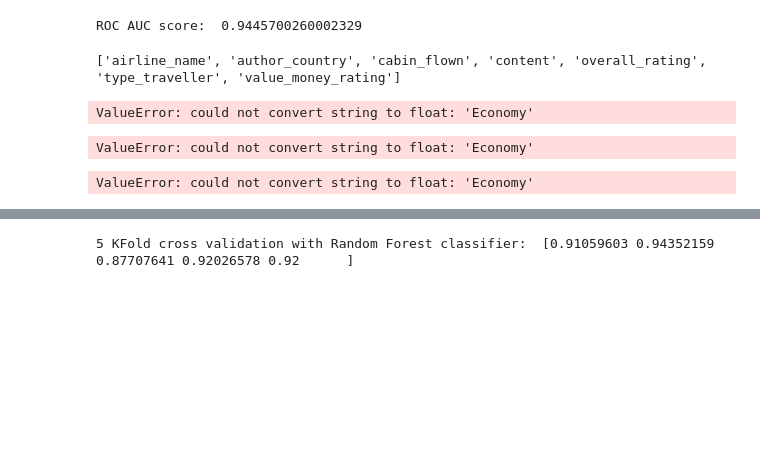
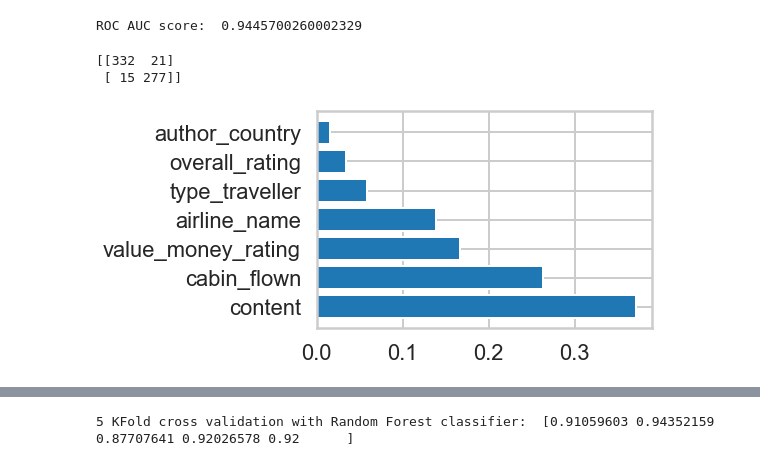
Before and after one commit to monikakrajnc/Capstone-Project-2, a Jupyter notebook: Machine_Learning.ipynb, the cells around one changed output, grey strips where cells are left out. Drawn from its saved outputs; the diff is of its cells as text; code cells hidden in the pictures; blank space fills up the shorter version.

```diff
--- a/CP2_Naive_Bayes_V3.ipynb
+++ b/Machine_Learning.ipynb
@@ -2035,68 +2137,33 @@ predicted_many_linear_8 = model_many_linear_8.predict(X_data_test_8)
 print('ROC AUC score: ', metrics.roc_auc_score(y_data_test_8, predicted_many_linear_8))
 # %% [output]
 ROC AUC score:  0.9445700260002329
-# %%
-import matplotlib.pyplot as plt
-def plot_coefficients(classifier, feature_names, top_features=20):
-    coef = classifier.coef_.ravel()
-    top_positive_coefficients = np.argsort(coef)[-top_features:]
-    top_negative_coefficients = np.argsort(coef)[:top_features]
-    top_coefficients = np.hstack([top_negative_coefficients, top_positive_coefficients])
- # create plot
-    plt.figure(figsize=(15, 5))
-    colors = ['red' if c < 0 else 'blue' for c in coef[top_coefficients]]
-    plt.bar(np.arange(2 * top_features), coef[top_coefficients], color=colors)
-    feature_names = np.array(feature_names)
-    plt.xticks(np.arange(1, 1 + 2 * top_features), feature_names[top_coefficients], rotation=60, ha='right')
-    plt.show()
-
-cv_t = CountVectorizer()
-cv_t.fit_transform(X_data_train_8)
-#print len(cv.vocabulary_)
-print(cv_t.get_feature_names())
-#X_train_cv_t = cv.transform(data_ratings_copy())
-
-svm = LinearSVC()
-svm.fit(X_data_train_8, y_data_train_8)
-plot_coefficients(svm, cv_t.get_feature_names())
-# %% [output]
-['airline_name', 'author_country', 'cabin_flown', 'content', 'overall_rating', 'type_traveller', 'value_money_rating']
-ValueError: could not convert string to float: 'Economy'
+# %%
+# print confusion matrix
+print(metrics.confusion_matrix(y_data_test_8, predicted_many_linear_8))
+# %% [output]
+[[332  21]
+ [ 15 277]]
 # %%
 def f_importances_3(coef, names, top=-1):
     imp = coef
     imp, names = zip(*sorted(list(zip(imp, names))))
 
     # Show all features
     if top == -1:
         top = len(names)
 
     plt.barh(range(top), imp[::-1][0:top], align='center')
     plt.yticks(range(top), names[::-1][0:top])
     plt.show()
 
 # whatever your features are called
 features_names = list(X_data_8.columns)
-svm_3 = LinearSVC()
-svm_3.fit(X_data_train_8, y_data_train_8)
+#svm_3 = LinearSVC()
+#svm_3.fit(X_data_train_8, y_data_train_8)
 
 # Specify your top n features you want to visualize.
 # You can also discard the abs() function
 # if you are interested in negative contribution of features
-f_importances_3(abs(svm_3.coef_[0]), feature_names)
+f_importances_3(abs(test_many_linear_8['clf'].coef_[0]), feat_names)
 # %% [output]
-ValueError: could not convert string to float: 'Economy'
+[figure, added]
-# %%
-def f_importances(coef, names):
-    imp = coef
-    imp,names = zip(*sorted(zip(imp,names)))
-    plt.barh(range(len(names)), imp, align='center')
-    plt.yticks(range(len(names)), names)
-    plt.show()
-
-features_names = list(X_data_8.columns)
-svm = LinearSVC()
-svm.fit(X_data_train_8, y_data_train_8)
-f_importances(svm.coef_, features_names)
-# %% [output]
-ValueError: could not convert string to float: 'Economy'
```
Also changed, not shown: parts of 64 cells of this notebook, 1 other file.
